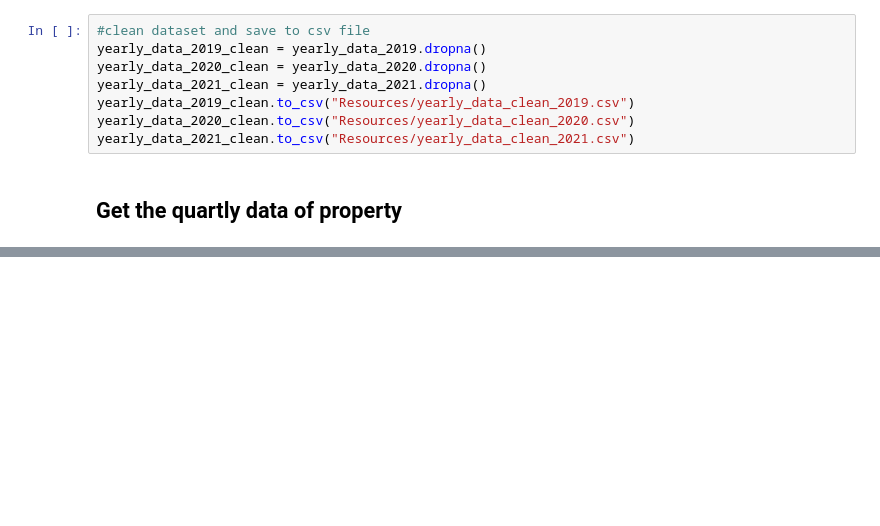
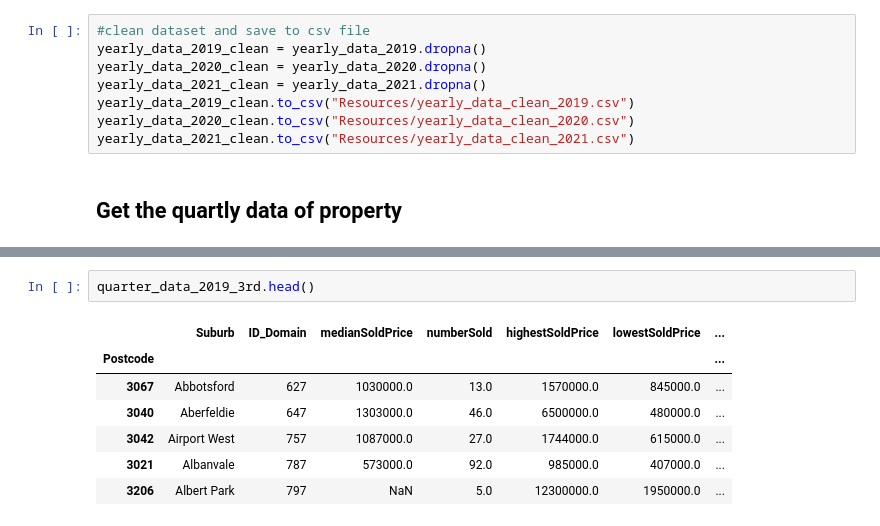
Before and after one commit to 22OVERSooN/Project1_Realestate_Analysis, a Jupyter notebook: Acquire_data.ipynb, the cells around one changed output, grey strips where cells are left out. Saved outputs shown, nothing was run; the diff lists cells and outputs as text; blank space fills up the shorter version.

```diff
--- a/Acquire_data.ipynb
+++ b/Acquire_data.ipynb
@@ -273,0 +294,10 @@ for suburb in suburb_dataset['Suburb']:
+# %%
+quarter_data_2019_3rd.head()
+# %% [output]
+|  | Suburb | ID_Domain | medianSoldPrice | numberSold | highestSoldPrice | lowestSoldPrice | ... |
+| Postcode |  |  |  |  |  |  | ... |
+| 3067 | Abbotsford | 627 | 1030000.0 | 13.0 | 1570000.0 | 845000.0 | ... |
+| 3040 | Aberfeldie | 647 | 1303000.0 | 46.0 | 6500000.0 | 480000.0 | ... |
+| 3042 | Airport West | 757 | 1087000.0 | 27.0 | 1744000.0 | 615000.0 | ... |
+| 3021 | Albanvale | 787 | 573000.0 | 92.0 | 985000.0 | 407000.0 | ... |
+| 3206 | Albert Park | 797 | NaN | 5.0 | 12300000.0 | 1950000.0 | ... |
```
Also changed, not shown: parts of 6 cells of this notebook, 3 other files.
